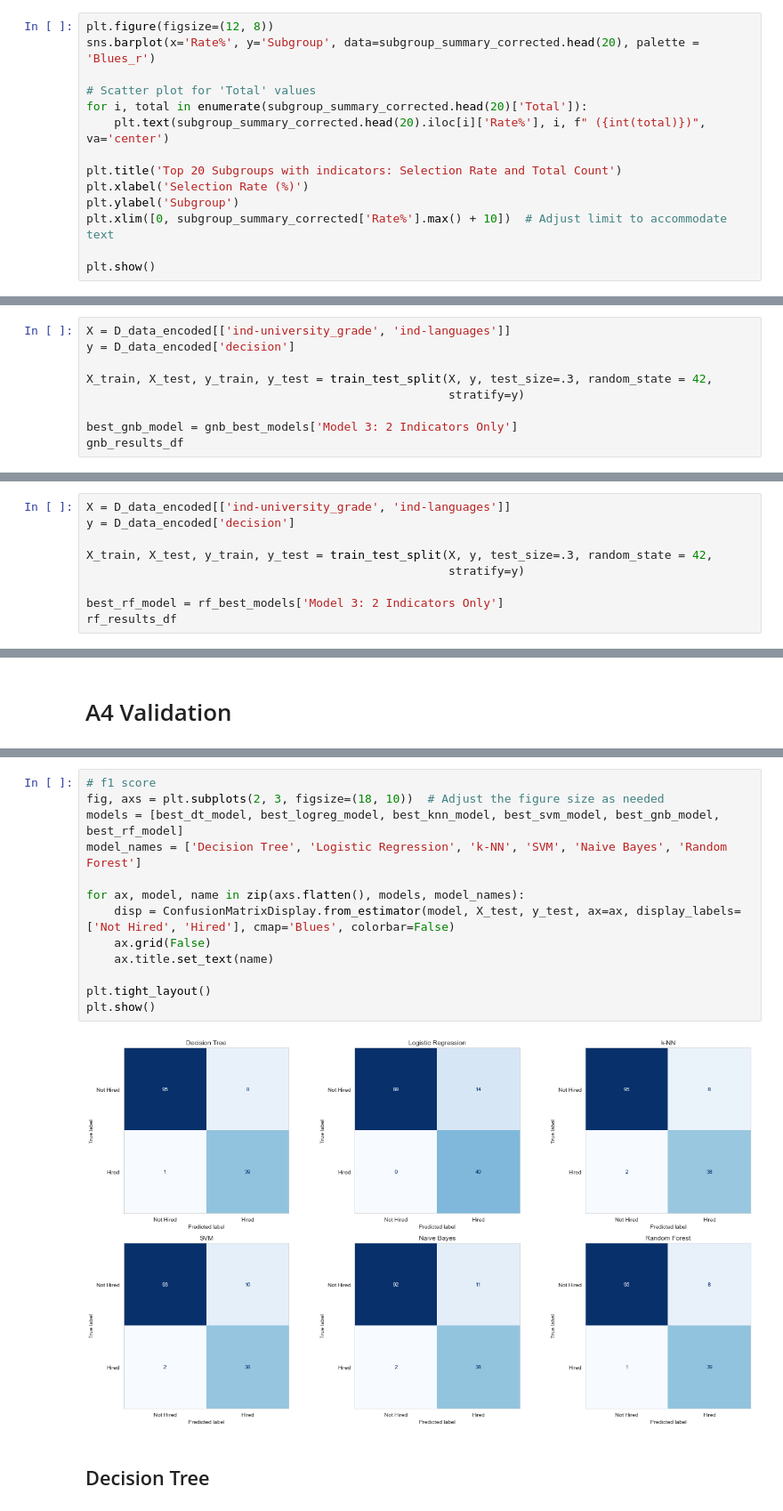
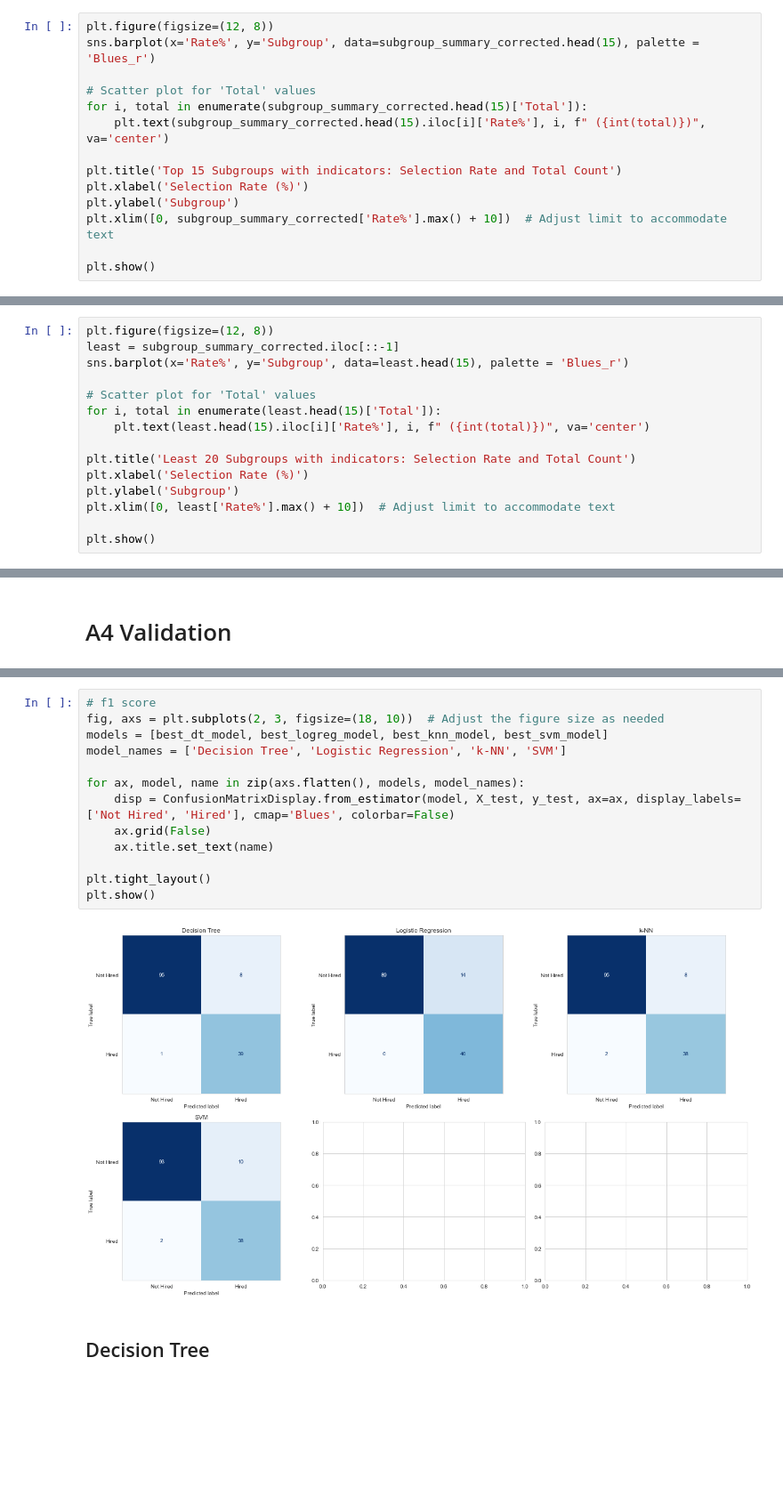
Before and after one commit to kwah-space/IDS-draft, a Jupyter notebook: A4 model.ipynb, the cells around one changed output, grey strips where cells are left out. Shown at 89% size. Drawn from its saved outputs; the diff is of its cells as text; blank space fills up the shorter version.

Commit message:
fixed colored models and ori rate

```diff
--- a/A4 model.ipynb
+++ b/A4 model.ipynb
@@ -464,13 +464,13 @@ subgroup_summary_corrected.head(20)
 | 53 | Age 21-23&programming | 49 | 31 | 63.27 |
 # %%
 plt.figure(figsize=(12, 8))
-sns.barplot(x='Rate%', y='Subgroup', data=subgroup_summary_corrected.head(20), palette = 'Blues_r')
+sns.barplot(x='Rate%', y='Subgroup', data=subgroup_summary_corrected.head(15), palette = 'Blues_r')
 
 # Scatter plot for 'Total' values
-for i, total in enumerate(subgroup_summary_corrected.head(20)['Total']):
-    plt.text(subgroup_summary_corrected.head(20).iloc[i]['Rate%'], i, f" ({int(total)})", va='center')
+for i, total in enumerate(subgroup_summary_corrected.head(15)['Total']):
+    plt.text(subgroup_summary_corrected.head(15).iloc[i]['Rate%'], i, f" ({int(total)})", va='center')
 
-plt.title('Top 20 Subgroups with indicators: Selection Rate and Total Count')
+plt.title('Top 15 Subgroups with indicators: Selection Rate and Total Count')
 plt.xlabel('Selection Rate (%)')
 plt.ylabel('Subgroup')
 plt.xlim([0, subgroup_summary_corrected['Rate%'].max() + 10])  # Adjust limit to accommodate text
@@ -480,0 +481,15 @@ plt.show()
+# %%
+plt.figure(figsize=(12, 8))
+least = subgroup_summary_corrected.iloc[::-1]
+sns.barplot(x='Rate%', y='Subgroup', data=least.head(15), palette = 'Blues_r')
+
+# Scatter plot for 'Total' values
+for i, total in enumerate(least.head(15)['Total']):
+    plt.text(least.head(15).iloc[i]['Rate%'], i, f" ({int(total)})", va='center')
+
+plt.title('Least 20 Subgroups with indicators: Selection Rate and Total Count')
+plt.xlabel('Selection Rate (%)')
+plt.ylabel('Subgroup')
+plt.xlim([0, least['Rate%'].max() + 10])  # Adjust limit to accommodate text
+
+plt.show()
@@ -1618,9 +1571,0 @@ weighted avg       0.80      0.64      0.66       143
-# %%
-X = D_data_encoded[['ind-university_grade', 'ind-languages']]
-y = D_data_encoded['decision']
-
-X_train, X_test, y_train, y_test = train_test_split(X, y, test_size=.3, random_state = 42,
-                                                    stratify=y)
-
-best_gnb_model = gnb_best_models['Model 3: 2 Indicators Only']
-gnb_results_df
@@ -1721,9 +1571,0 @@ weighted avg       0.90      0.88      0.88       143
-# %%
-X = D_data_encoded[['ind-university_grade', 'ind-languages']]
-y = D_data_encoded['decision']
-
-X_train, X_test, y_train, y_test = train_test_split(X, y, test_size=.3, random_state = 42,
-                                                    stratify=y)
-
-best_rf_model = rf_best_models['Model 3: 2 Indicators Only']
-rf_results_df
@@ -1756,18 +1576,18 @@ plt.show()
 # %%
 # f1 score
 fig, axs = plt.subplots(2, 3, figsize=(18, 10))  # Adjust the figure size as needed
-models = [best_dt_model, best_logreg_model, best_knn_model, best_svm_model, best_gnb_model, best_rf_model]
-model_names = ['Decision Tree', 'Logistic Regression', 'k-NN', 'SVM', 'Naive Bayes', 'Random Forest']
+models = [best_dt_model, best_logreg_model, best_knn_model, best_svm_model]
+model_names = ['Decision Tree', 'Logistic Regression', 'k-NN', 'SVM']
 
 for ax, model, name in zip(axs.flatten(), models, model_names):
     disp = ConfusionMatrixDisplay.from_estimator(model, X_test, y_test, ax=ax, display_labels=['Not Hired', 'Hired'], cmap='Blues', colorbar=False)
     ax.grid(False)
     ax.title.set_text(name)
 
 plt.tight_layout()
 plt.show()
 # %% [output]
-[figure, old version]
+[figure, new version]
 # %% [markdown]
 ## Decision Tree
 # %%
```
Also changed, not shown: parts of 40 cells of this notebook.
